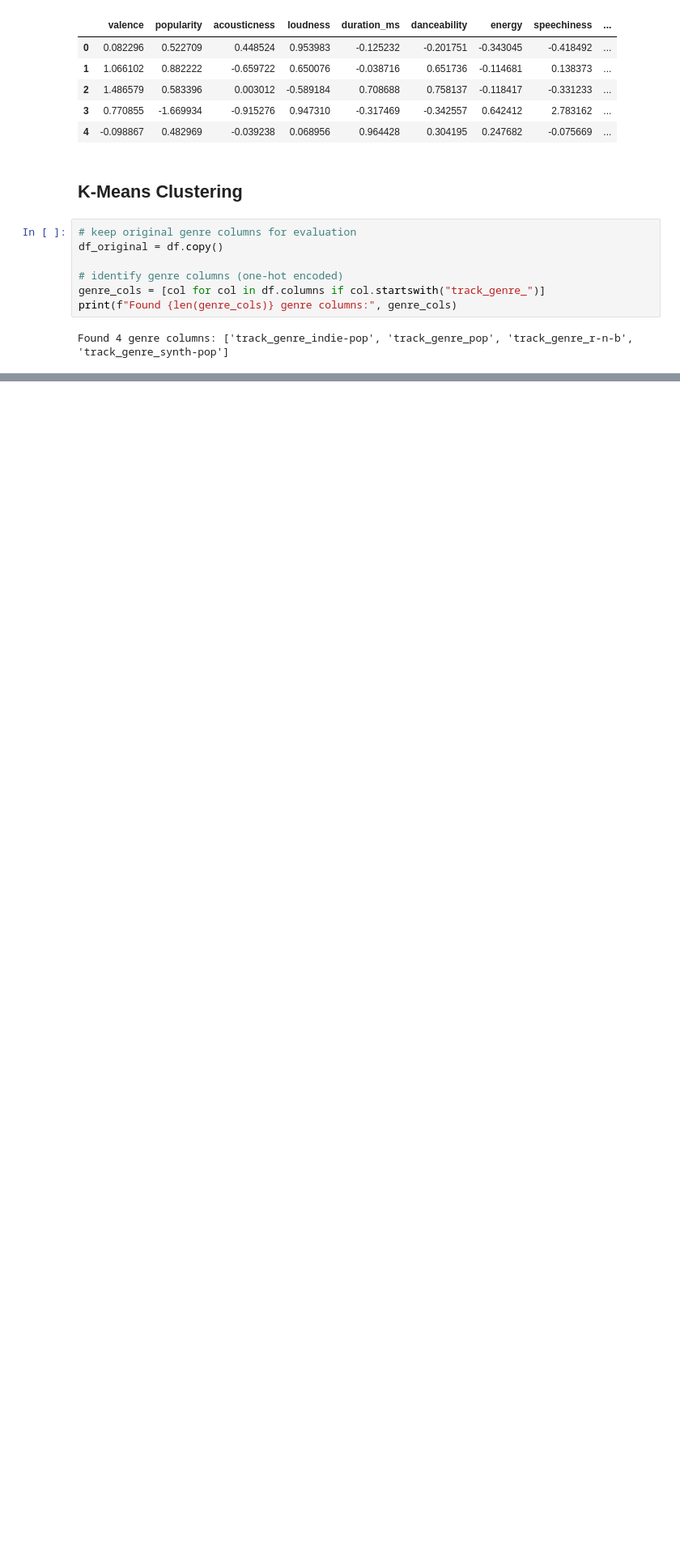
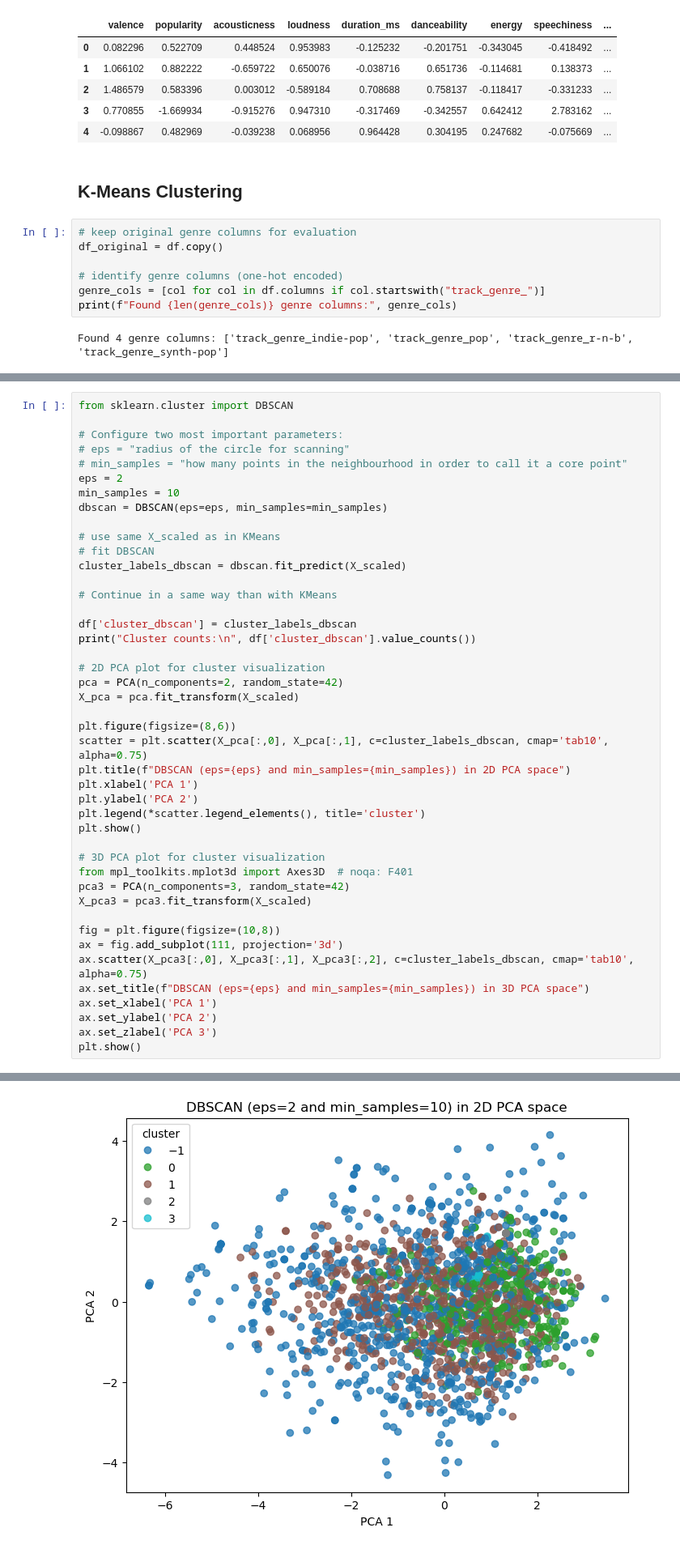
Before and after one commit to SamuelHellqvist/CS4168-DATA-MINING-UL----Project, a Jupyter notebook: clustering.ipynb, the cells around one changed output, grey strips where cells are left out. Shown at 81% size. Saved outputs shown, nothing was run; the diff lists cells and outputs as text; blank space fills up the shorter version.

```diff
--- a/clustering.ipynb
+++ b/clustering.ipynb
@@ -87,0 +90,45 @@ Name: count, dtype: int64
+# %%
+from sklearn.cluster import DBSCAN
+
+# Configure two most important parameters:
+# eps = "radius of the circle for scanning"
+# min_samples = "how many points in the neighbourhood in order to call it a core point"
+eps = 2
+min_samples = 10
+dbscan = DBSCAN(eps=eps, min_samples=min_samples)
+
+# use same X_scaled as in KMeans
+# fit DBSCAN
+cluster_labels_dbscan = dbscan.fit_predict(X_scaled)
+
+# Continue in a same way than with KMeans
+
+df['cluster_dbscan'] = cluster_labels_dbscan
+print("Cluster counts:\n", df['cluster_dbscan'].value_counts())
+
+# 2D PCA plot for cluster visualization
+pca = PCA(n_components=2, random_state=42)
+X_pca = pca.fit_transform(X_scaled)
+
+plt.figure(figsize=(8,6))
+scatter = plt.scatter(X_pca[:,0], X_pca[:,1], c=cluster_labels_dbscan, cmap='tab10', alpha=0.75)
+plt.title(f"DBSCAN (eps={eps} and min_samples={min_samples}) in 2D PCA space")
+plt.xlabel('PCA 1')
+plt.ylabel('PCA 2')
+plt.legend(*scatter.legend_elements(), title='cluster')
+plt.show()
+
+# 3D PCA plot for cluster visualization
+from mpl_toolkits.mplot3d import Axes3D  # noqa: F401
+pca3 = PCA(n_components=3, random_state=42)
+X_pca3 = pca3.fit_transform(X_scaled)
+
+fig = plt.figure(figsize=(10,8))
+ax = fig.add_subplot(111, projection='3d')
+ax.scatter(X_pca3[:,0], X_pca3[:,1], X_pca3[:,2], c=cluster_labels_dbscan, cmap='tab10', alpha=0.75)
+ax.set_title(f"DBSCAN (eps={eps} and min_samples={min_samples}) in 3D PCA space")
+ax.set_xlabel('PCA 1')
+ax.set_ylabel('PCA 2')
+ax.set_zlabel('PCA 3')
+plt.show()
+# %% [output]
@@ -87,0 +143 @@ Name: count, dtype: int64
+[figure, added]
```
Also changed, not shown: parts of 6 cells of this notebook.
